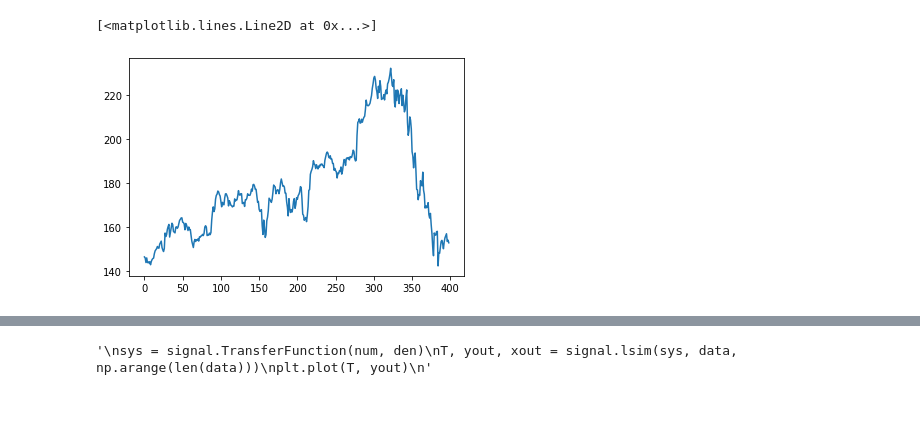
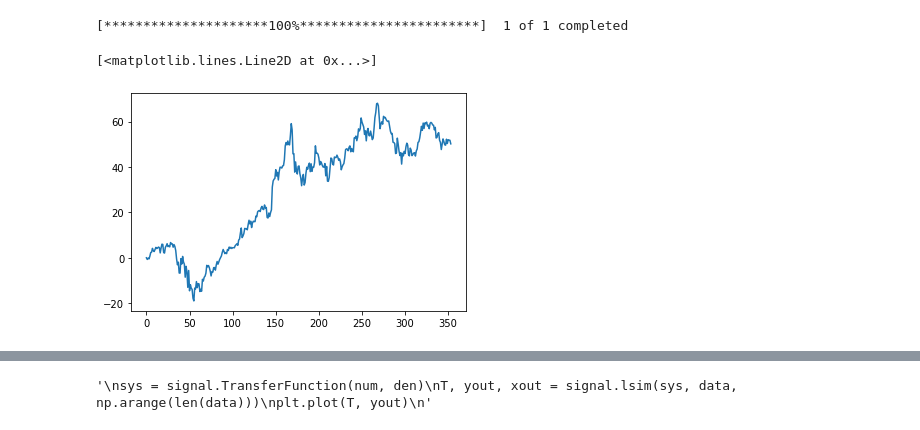
Before and after one commit to yassinkortam/ma_analysis, a Jupyter notebook: ma_analysis.ipynb, the cells around one changed output, grey strips where cells are left out. Cells and saved outputs as stored; diff of their text form; code cells hidden in the pictures.

```diff
--- a/ma_analysis.ipynb
+++ b/ma_analysis.ipynb
@@ -9,25 +13,19 @@ import matplotlib.pyplot as plt
-# %%
-import csv
-stock_dates = []
-stock_prices  = []
-with open('AAPL.csv', mode='r') as raw_data:
-    csv_reader = csv.DictReader(raw_data)
-    for row in csv_reader:
-        data = row['Close']
-        if not data == 'null':
-            stock_prices.append(float(data))
-            stock_dates.append(row['Date'])
-stock_prices = np.array(stock_prices)
-
-# 400 most recent days
-start = -400
-end = -1
-raw_data = stock_prices
-data = raw_data[start:end]
-plt.plot(data)
-# %% [output]
-[<matplotlib.lines.Line2D at 0x...>]
-[figure, removed]
+# %%
+aapl = yf.download("AAPL", start="2020-01-01", end="2021-06-01")
+stock_prices = np.array(aapl["Close"])
+
+# 400 most recent days
+start = -400
+end = -1
+raw_data = stock_prices
+data = raw_data[start:end]
+initial_conditions = data[0]
+data -= initial_conditions
+plt.plot(data)
+# %% [output]
+[*********************100%***********************]  1 of 1 completed
+[<matplotlib.lines.Line2D at 0x...>]
+[figure, added]
 # %%
 
 #finds the frequency band that contains the given energy
```
Also changed, not shown: parts of 5 cells of this notebook.
